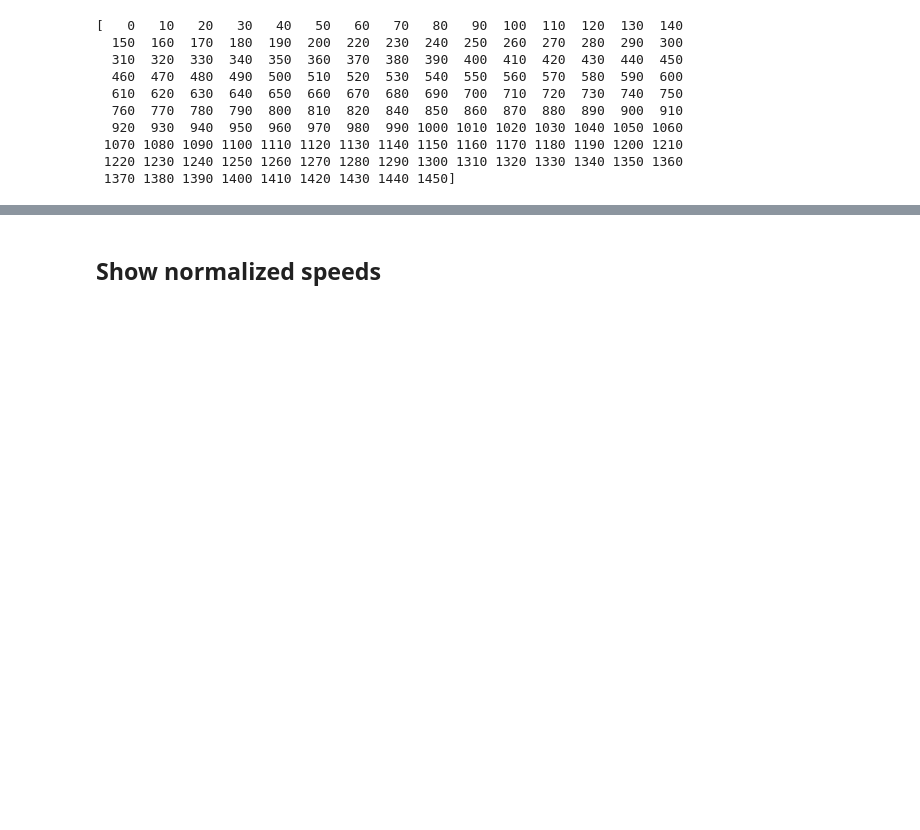
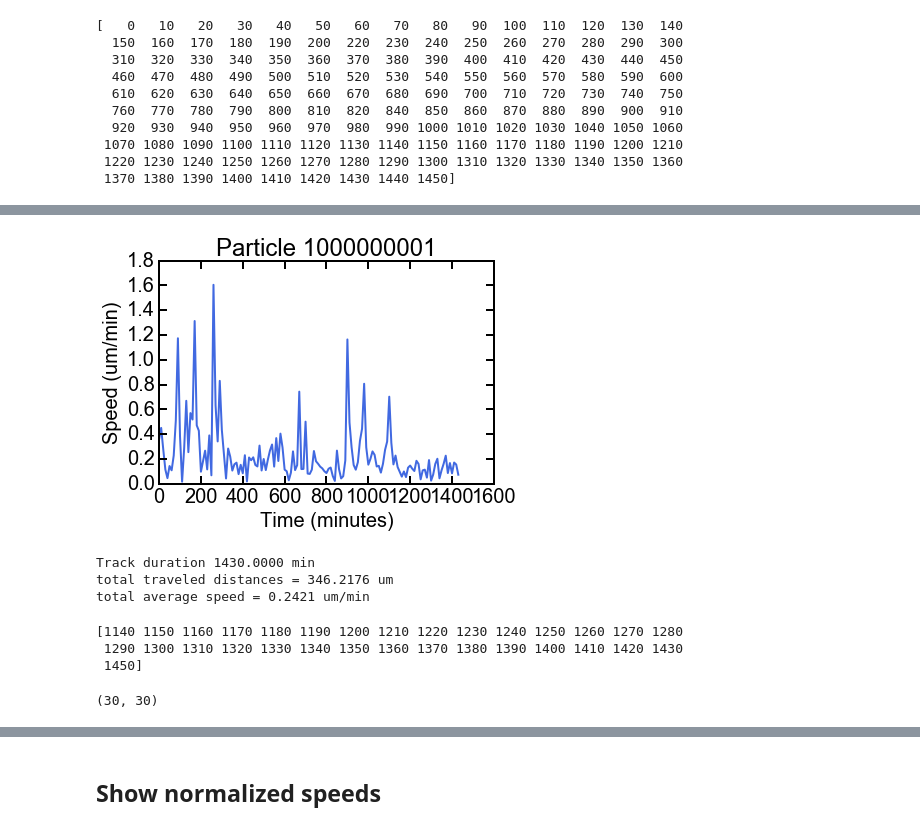
Before and after one commit to OrielBanne/myIPythonNotebooks, a Jupyter notebook: pub/Migration velocity.ipynb, the cells around one changed output, grey strips where cells are left out. Saved outputs shown, nothing was run; the diff lists cells and outputs as text; code cells hidden in the pictures; blank space fills up the shorter version.

```diff
--- a/pub/Migration velocity.ipynb
+++ b/pub/Migration velocity.ipynb
@@ -143,0 +142,8 @@ t1 = t1[:-1]
+# %%
+# create time vector
+
+time = np.concatenate(([0], df1['Time'].values)) # get sampling time points
+dt = 10 # sampling interval in minutes
+t1 = time*dt
+
+print(t1)
@@ -144,5 +161,11 @@ t1 = t1[:-1]
+# %%
+D1 = distance(P1) # in um
+S1 = D1/10.
+t1 = t1[:-2]
 # %%
-plt.plot(t1, D1, color = '#4169E1')
-plt.ylabel('Speed (nm/min)'),
+plt.plot(t1, S1, color = '#4169E1')
+plt.ylabel('Speed (um/min)'),
 plt.xlabel('Time (minutes)')
 plt.title('Particle %d'%TrackID[1]);
+# %% [output]
+[figure, added]
@@ -158,0 +172,22 @@ t2 = t2[:-1]
+# %%
+
+
+print('Track duration %2.4f min'%(len(t1)*10.))
+print('total traveled distances = %2.4f um'%np.sum(D1))
+print('total average speed = %2.4f um/min'%S1.mean())
+# %% [output]
+Track duration 1430.0000 min
+total traveled distances = 346.2176 um
+total average speed = 0.2421 um/min
+# %%
+# create time vector
+
+time = df2['Time'].values # get sampling time points
+dt = 10 # sampling interval in minutes
+t2 = time*dt
+
+print(t2)
+# %% [output]
+[1140 1150 1160 1170 1180 1190 1200 1210 1220 1230 1240 1250 1260 1270 1280
+ 1290 1300 1310 1320 1330 1340 1350 1360 1370 1380 1390 1400 1410 1420 1430
+ 1450]
@@ -159 +198,5 @@ t2 = t2[:-1]
+# %%
+len(t2), len(D2)
+# %% [output]
+(30, 30)
 # %%
```
Also changed, not shown: parts of 21 cells of this notebook.
